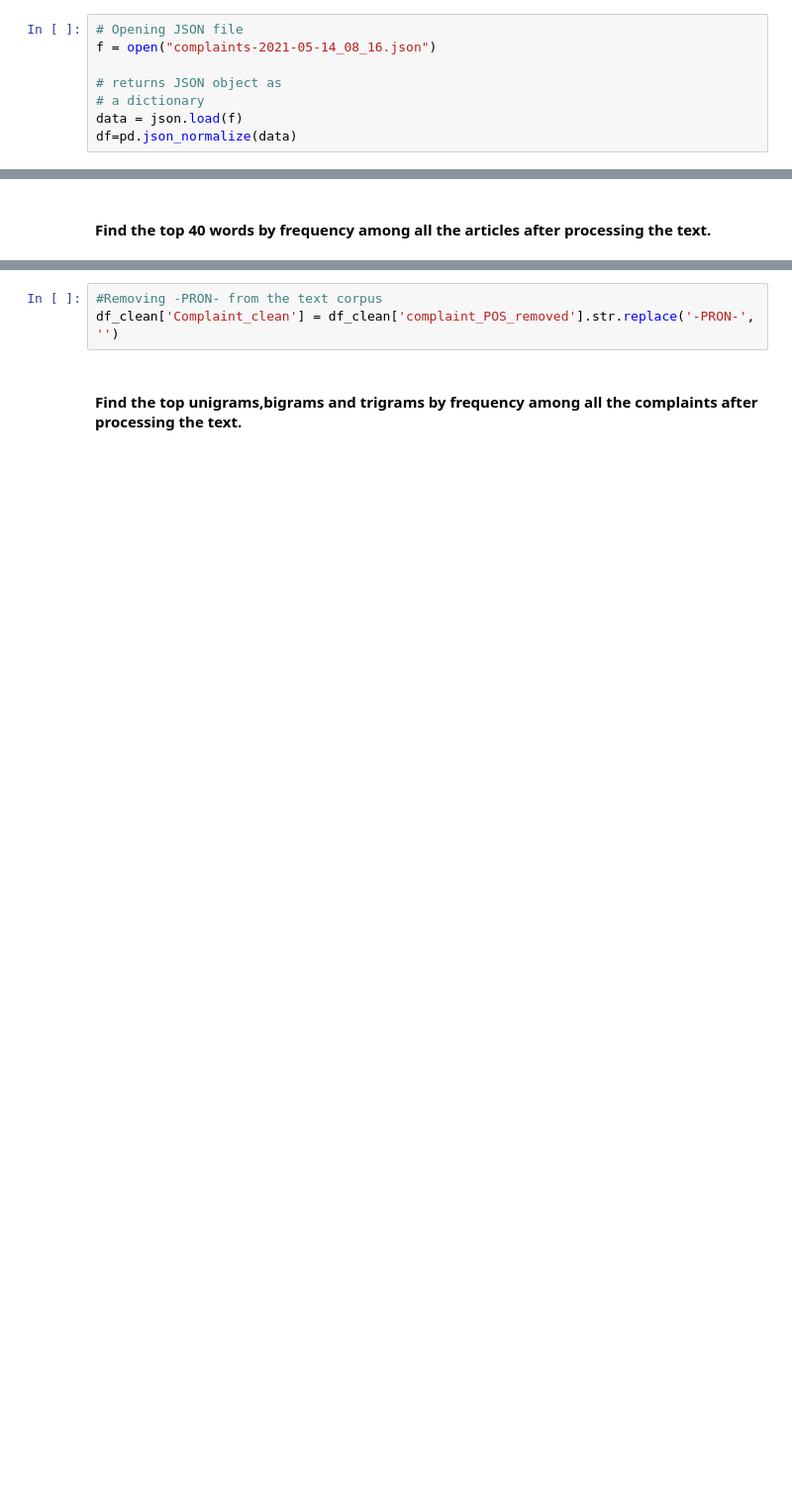
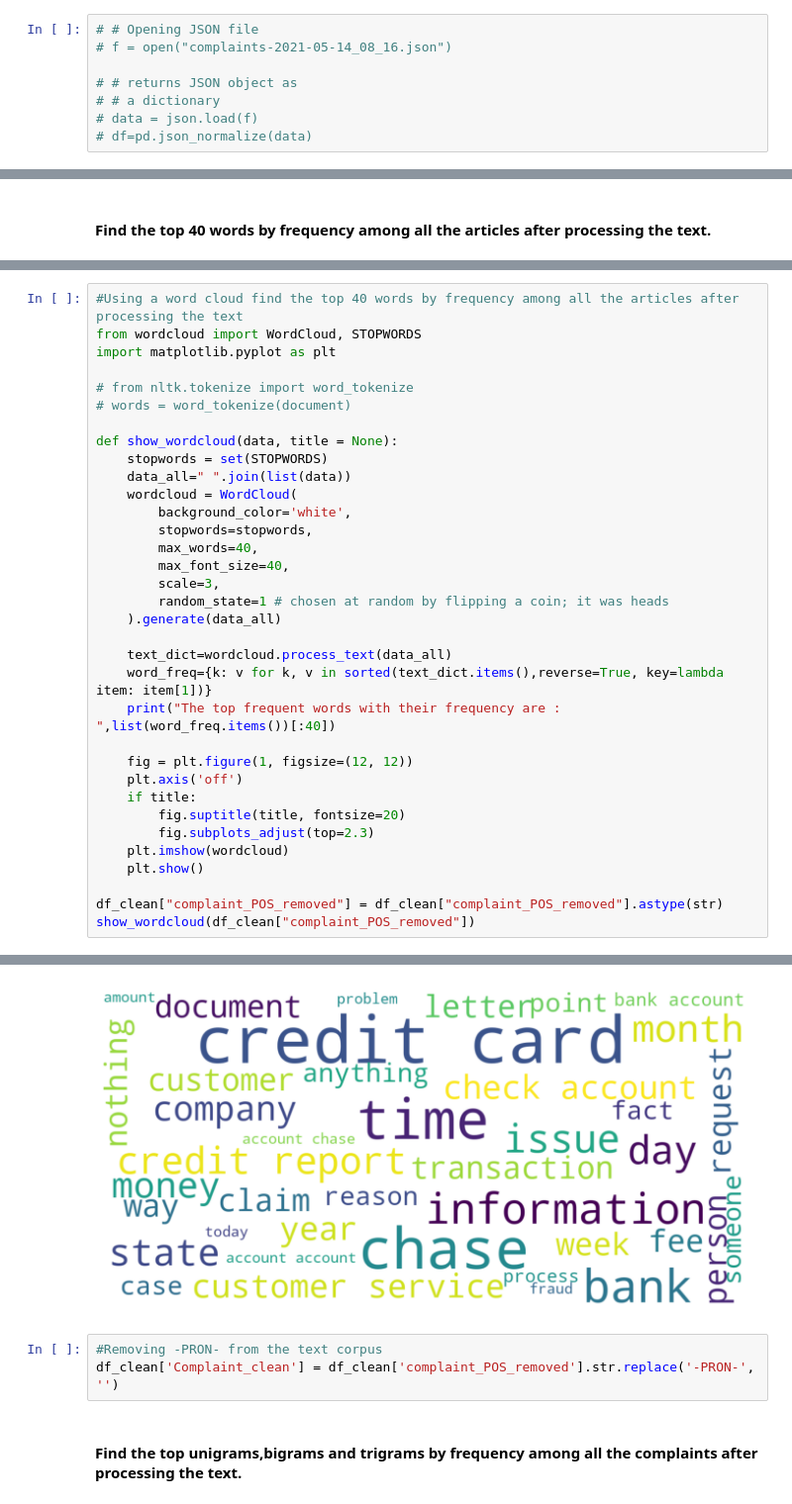
Before and after one commit to karthickchetti/Automatic_Ticket_Classification-NLP-Topic-Modelling, a Jupyter notebook: Automatic_Ticket_Classification_Assignment.ipynb, the cells around one changed output, grey strips where cells are left out. Shown at 99% size. Saved outputs shown, nothing was run; the diff lists cells and outputs as text; blank space fills up the shorter version.

Commit message:
Added word cloud and n-gram words

```diff
--- a/Automatic_Ticket_Classification_Assignment.ipynb
+++ b/Automatic_Ticket_Classification_Assignment.ipynb
@@ -61,13 +61,13 @@ from pprint import pprint
 
 The data is in JSON format and we need to convert it to a dataframe.
 # %%
-# Opening JSON file
-f = open("complaints-2021-05-14_08_16.json")
+# # Opening JSON file
+# f = open("complaints-2021-05-14_08_16.json")
 
-# returns JSON object as
-# a dictionary
-data = json.load(f)
-df=pd.json_normalize(data)
+# # returns JSON object as
+# # a dictionary
+# data = json.load(f)
+# df=pd.json_normalize(data)
 # %% [markdown]
 ## Data preparation
 # %%
@@ -230,0 +255,35 @@ array([[<AxesSubplot: title={'center': 'char_length'}>]], dtype=object)
+# %%
+#Using a word cloud find the top 40 words by frequency among all the articles after processing the text
+from wordcloud import WordCloud, STOPWORDS
+import matplotlib.pyplot as plt
+
+# from nltk.tokenize import word_tokenize
+# words = word_tokenize(document)
+
+def show_wordcloud(data, title = None):
+    stopwords = set(STOPWORDS)
+    data_all=" ".join(list(data))
+    wordcloud = WordCloud(
+        background_color='white',
+        stopwords=stopwords,
+        max_words=40,
+        max_font_size=40,
+        scale=3,
+        random_state=1 # chosen at random by flipping a coin; it was heads
+    ).generate(data_all)
+
+    text_dict=wordcloud.process_text(data_all)
+    word_freq={k: v for k, v in sorted(text_dict.items(),reverse=True, key=lambda item: item[1])}
+    print("The top frequent words with their frequency are : ",list(word_freq.items())[:40])
+
+    fig = plt.figure(1, figsize=(12, 12))
+    plt.axis('off')
+    if title:
+        fig.suptitle(title, fontsize=20)
+        fig.subplots_adjust(top=2.3)
+    plt.imshow(wordcloud)
+    plt.show()
+
+df_clean["complaint_POS_removed"] = df_clean["complaint_POS_removed"].astype(str)
+show_wordcloud(df_clean["complaint_POS_removed"])
+# %% [output]
@@ -231,3 +291,4 @@ array([[<AxesSubplot: title={'center': 'char_length'}>]], dtype=object)
+[figure, added]
 # %%
 #Removing -PRON- from the text corpus
 df_clean['Complaint_clean'] = df_clean['complaint_POS_removed'].str.replace('-PRON-', '')
```
Also changed, not shown: parts of 28 cells of this notebook.
